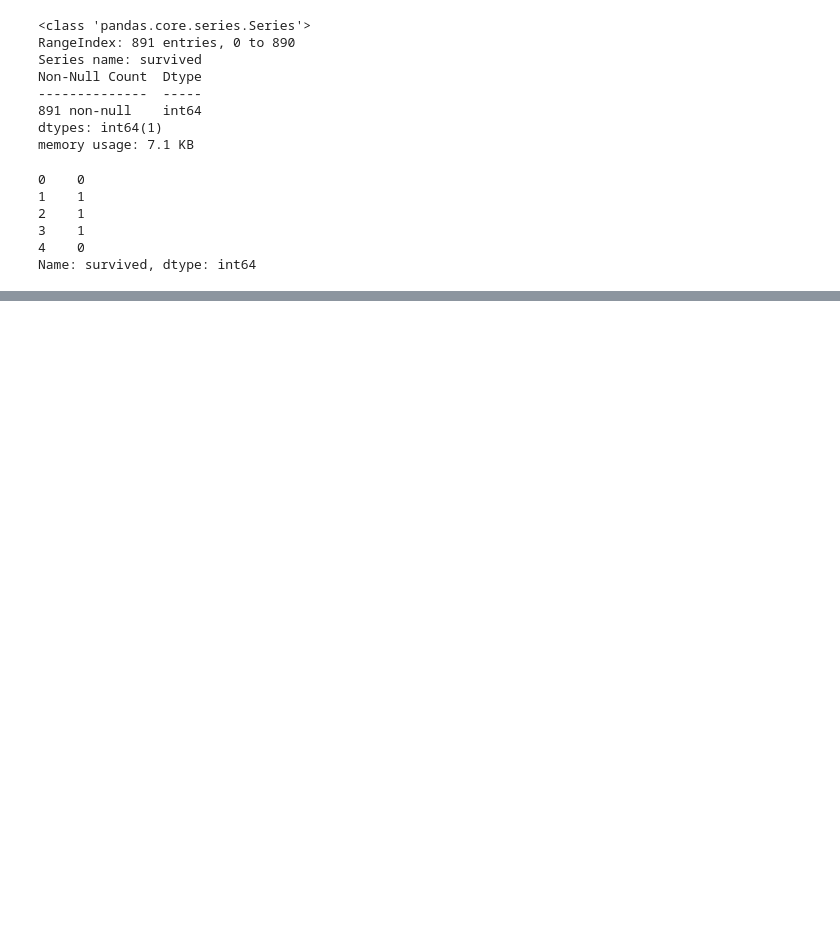
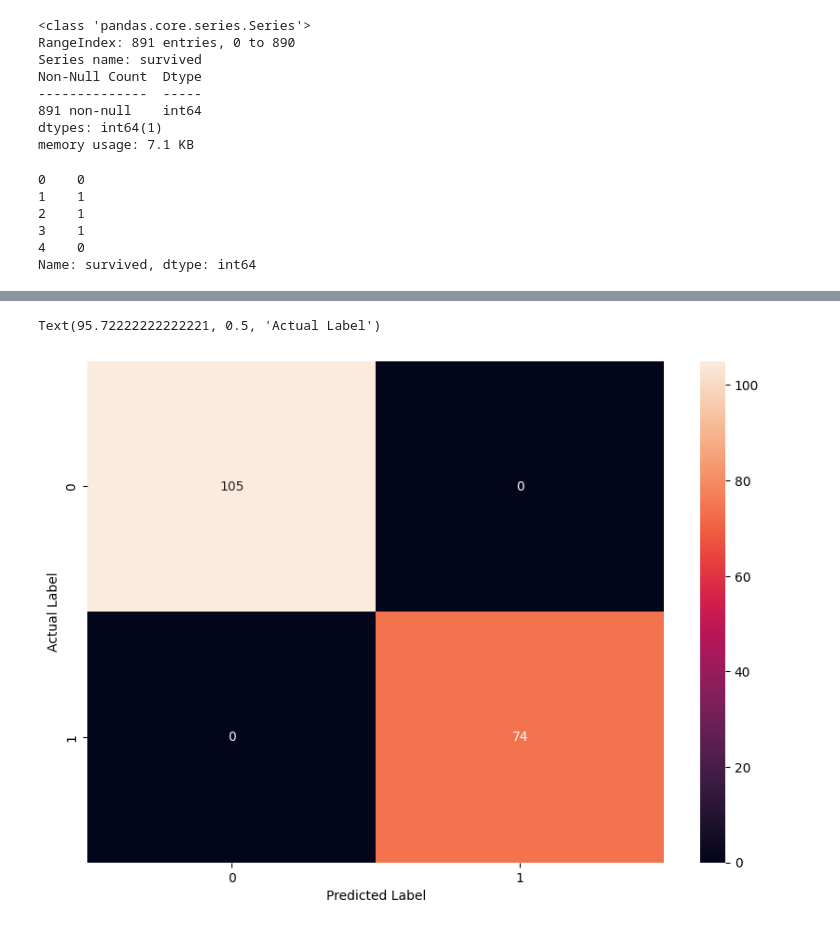
Before and after one commit to YahyaShigri/Codanic_Practice, a Jupyter notebook: machine_learning/11_Logistic_regression.ipynb, the cells around one changed output, grey strips where cells are left out. Drawn from its saved outputs; the diff is of its cells as text; code cells hidden in the pictures; blank space fills up the shorter version.

```diff
--- a/machine_learning/11_Logistic_regression.ipynb
+++ b/machine_learning/11_Logistic_regression.ipynb
@@ -78,0 +165,6 @@ df.drop('deck', axis=1, inplace=True)
+# %%
+# Encode categorical columns using for lope where we use label encoder, as the object and categorical data types is given
+le = LabelEncoder()
+for col in df.columns:
+    if df[col].dtypes == 'object' or df[col].dtypes == 'category':
+        df[col] = le.fit_transform(df[col])
@@ -158,0 +291,3 @@ ValueError: could not convert string to float: 'male'
+# %%
+# predict the value
+y_pred = model.predict(X_test)
@@ -158,0 +319,10 @@ ValueError: could not convert string to float: 'male'
+# %%
+# Plot the confusion matrix
+plt.figure(figsize=(10, 7))
+sns.heatmap(confusion_matrix(y_test, y_pred), annot=True, fmt='d')
+# predicted label and actual label
+plt.xlabel('Predicted Label')
+plt.ylabel('Actual Label')
+# %% [output]
+Text(95.72222222222221, 0.5, 'Actual Label')
+[figure, added]
```
Also changed, not shown: parts of 17 cells of this notebook, 2 other files.
